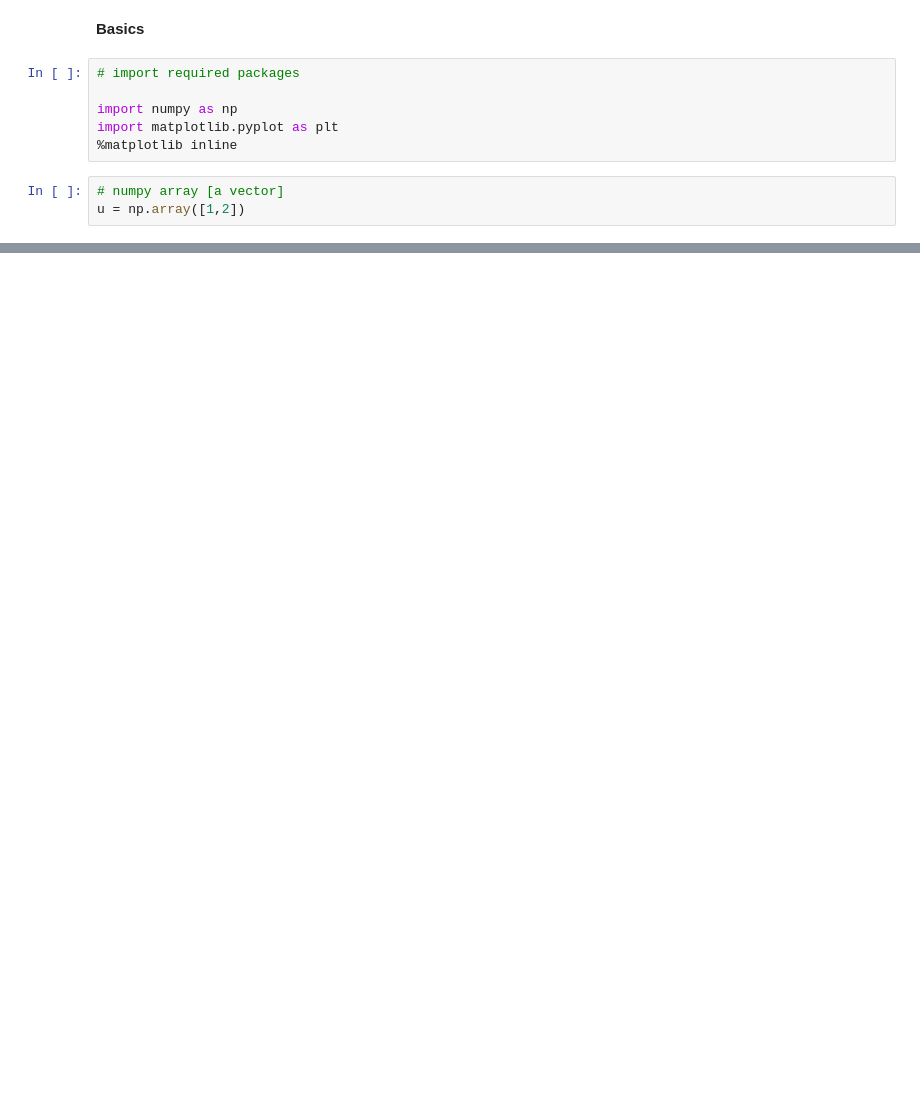
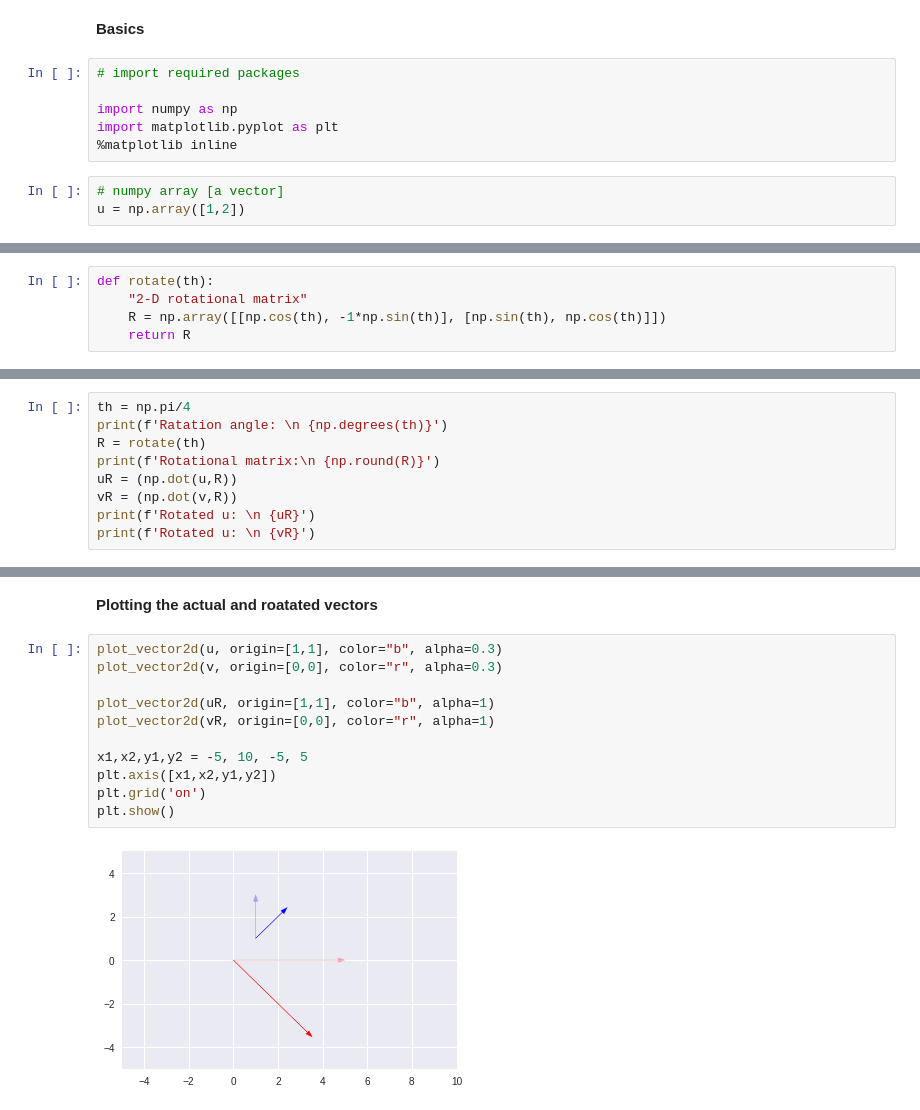
Before and after one commit to machinelearning147/100DaysOfMLCode, a Jupyter notebook: Day1/Day1.ipynb, the cells around one changed output, grey strips where cells are left out. Drawn from its saved outputs; the diff is of its cells as text; blank space fills up the shorter version.

```diff
--- a/Day1/Day1.ipynb
+++ b/Day1/Day1.ipynb
@@ -22,0 +62,5 @@ plt.show()
+# %%
+def rotate(th):
+    "2-D rotational matrix"
+    R = np.array([[np.cos(th), -1*np.sin(th)], [np.sin(th), np.cos(th)]])
+    return R
@@ -22,0 +69,9 @@ plt.show()
+# %%
+th = np.pi/4
+print(f'Ratation angle: \n {np.degrees(th)}')
+R = rotate(th)
+print(f'Rotational matrix:\n {np.round(R)}')
+uR = (np.dot(u,R))
+vR = (np.dot(v,R))
+print(f'Rotated u: \n {uR}')
+print(f'Rotated u: \n {vR}')
@@ -22,0 +88,15 @@ plt.show()
+# %% [markdown]
+**Plotting the actual and roatated vectors**
+# %%
+plot_vector2d(u, origin=[1,1], color="b", alpha=0.3)
+plot_vector2d(v, origin=[0,0], color="r", alpha=0.3)
+
+plot_vector2d(uR, origin=[1,1], color="b", alpha=1)
+plot_vector2d(vR, origin=[0,0], color="r", alpha=1)
+
+x1,x2,y1,y2 = -5, 10, -5, 5
+plt.axis([x1,x2,y1,y2])
+plt.grid('on')
+plt.show()
+# %% [output]
+[figure, added]
```
Also changed, not shown: parts of 10 cells of this notebook.
